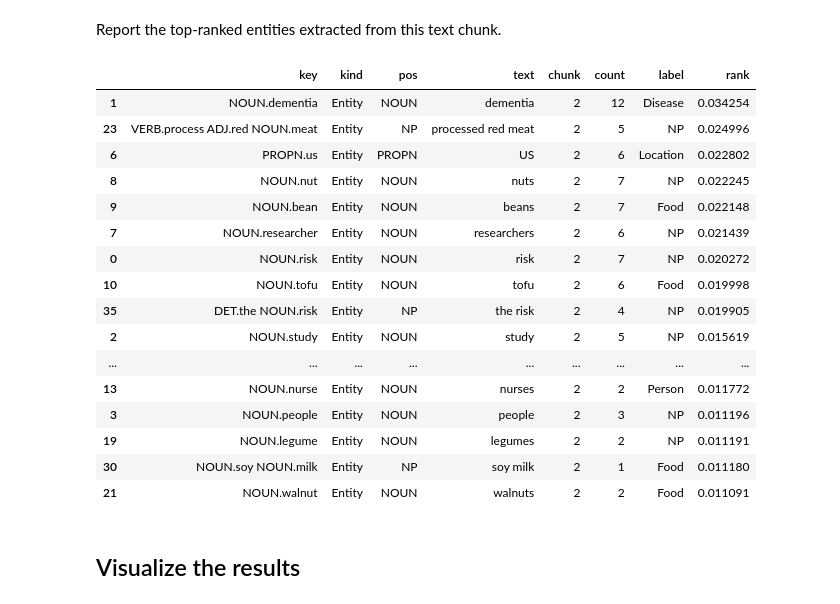
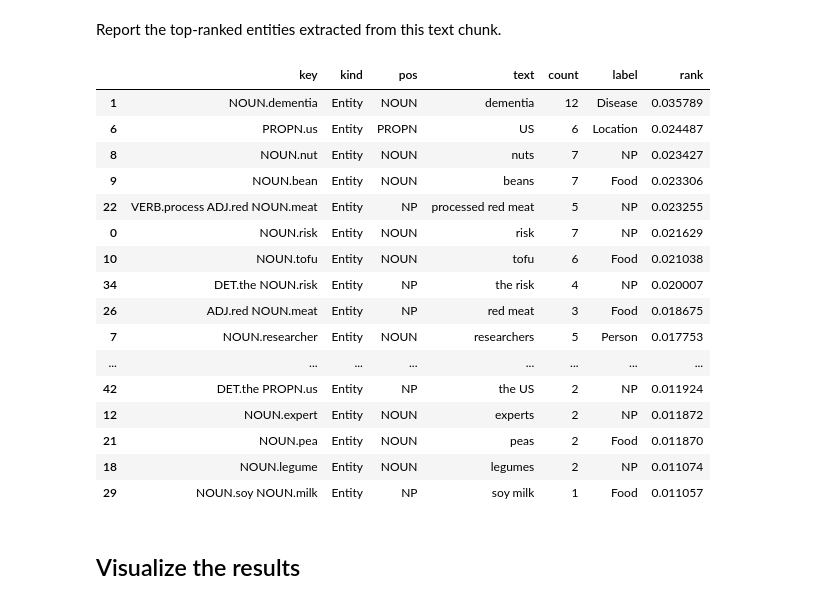
Before and after one commit to DerwenAI/strwythura, a Jupyter notebook: construct.ipynb, the cells around one changed output. Saved outputs shown, nothing was run; the diff lists cells and outputs as text; code cells hidden in the pictures.

```diff
--- a/construct.ipynb
+++ b/construct.ipynb
@@ -362,6 +350,7 @@ Note that if we'd run [_entity resolution_](https://neo4j.com/developer-blog/ent
 @dataclass(order=False, frozen=False)
 class Entity:
     loc: typing.Tuple[ int ]
+    key: str
     text: str
     label: str
     chunk_id: int
@@ -380,8 +369,14 @@ def make_entity (
     """
 Instantiate one `Entity` dataclass object, adding it to the working "vocabulary".
     """
+    key: str = " ".join([
+        tok.pos_ + "." + tok.lemma_.strip().lower()
+        for tok in span
+    ])
+
     ent: Entity = Entity(
         ( span.start, span.end, ),
+        key,
         span.text,
         span.label_,
         chunk.uid,
@@ -421,30 +416,24 @@ ServerApp.rate_limit_window=3.0 (secs)
 # %% [markdown]
 Overlay the inferred entity spans atop the base layer constructed by _textgraph_ analysis of the `spaCy` parse trees.
 # %%
-def add_entity (
+def extract_entity (
     ent: Entity,
     ) -> None:
     """
 Link one `Entity` into the existing graph.
     """
-    key: str = " ".join([
-        tok.pos_ + "." + tok.lemma_.strip().lower()
-        for tok in ent.span
-    ])
-
-    if key not in known_lemma:
+    if ent.key not in known_lemma:
         # add a new Entity node to the graph and link to its component Lemma nodes
-        known_lemma.append(key)
-        node_id: int = known_lemma.index(key)
+        known_lemma.append(ent.key)
+        node_id: int = known_lemma.index(ent.key)
 
         graph.add_node(
             node_id,
-            key = key,
+            key = ent.key,
             kind = "Entity",
             label = ent.label,
             pos = "NP",
             text = ent.text,
-            chunk = ent.chunk_id,
             count = 1,
         )
 
@@ -460,7 +449,7 @@ Link one `Entity` into the existing graph.
                     rel = "COMPOUND_ELEMENT_OF",
                 )
     else:
-        node_id: int = known_lemma.index(key)
+        node_id: int = known_lemma.index(ent.key)
         node: dict = graph.nodes[node_id]
         # promote to an Entity, in case the node had been a Lemma
         node["kind"] = "Entity"
@@ -470,7 +459,8 @@ Link one `Entity` into the existing graph.
     ent.node = node_id
 # %%
 for ent in span_decoder.values():
-    add_entity(ent)
-    ic(ent)
+    if ent.key not in STOP_WORDS:
+        extract_entity(ent)
+        ic(ent)
 # %% [output]
 ic| ent: Entity(loc=(1, 4),
@@ -550,12 +559,13 @@ for ent in span_decoder.values():
 
 for sent_id, nodes in ent_map.items():
     for pair in itertools.combinations(list(nodes), 2):
-        graph.add_edge(
-            pair[0],
-            pair[1],
-            rel = "CO_OCCURS_WITH",
-            prob = 1.0,
-        )
+        if pair[0] is not None and pair[1] is not None:
+            graph.add_edge(
+                pair[0],
+                pair[1],
+                rel = "CO_OCCURS_WITH",
+                prob = 1.0,
+            )
 # %% [markdown]
 Run eigenvalue centrality (i.e., _Personalized PageRank_) to rank the entities.
 # %%
@@ -566,29 +576,29 @@ Report the top-ranked entities extracted from this text chunk.
 # %%
 df: pd.DataFrame = pd.DataFrame([
     node_attr
     for node, node_attr in graph.nodes(data = True)
-    if node_attr["kind"] == "Entity" and node_attr["text"] not in STOP_WORDS
+    if node_attr["kind"] == "Entity"
 ]).sort_values(by = [ "rank", "count" ], ascending = False)
 
 df.head(20)
 # %% [output]
-|  | key | kind | pos | text | chunk | count | label | rank |
-| 1 | NOUN.dementia | Entity | NOUN | dementia | 2 | 12 | Disease | 0.034254 |
-| 23 | VERB.process ADJ.red NOUN.meat | Entity | NP | processed red meat | 2 | 5 | NP | 0.024996 |
-| 6 | PROPN.us | Entity | PROPN | US | 2 | 6 | Location | 0.022802 |
-| 8 | NOUN.nut | Entity | NOUN | nuts | 2 | 7 | NP | 0.022245 |
-| 9 | NOUN.bean | Entity | NOUN | beans | 2 | 7 | Food | 0.022148 |
-| 7 | NOUN.researcher | Entity | NOUN | researchers | 2 | 6 | NP | 0.021439 |
-| 0 | NOUN.risk | Entity | NOUN | risk | 2 | 7 | NP | 0.020272 |
-| 10 | NOUN.tofu | Entity | NOUN | tofu | 2 | 6 | Food | 0.019998 |
-| 35 | DET.the NOUN.risk | Entity | NP | the risk | 2 | 4 | NP | 0.019905 |
-| 2 | NOUN.study | Entity | NOUN | study | 2 | 5 | NP | 0.015619 |
-| ... | ... | ... | ... | ... | ... | ... | ... | ... |
-| 13 | NOUN.nurse | Entity | NOUN | nurses | 2 | 2 | Person | 0.011772 |
-| 3 | NOUN.people | Entity | NOUN | people | 2 | 3 | NP | 0.011196 |
-| 19 | NOUN.legume | Entity | NOUN | legumes | 2 | 2 | NP | 0.011191 |
-| 30 | NOUN.soy NOUN.milk | Entity | NP | soy milk | 2 | 1 | Food | 0.011180 |
-| 21 | NOUN.walnut | Entity | NOUN | walnuts | 2 | 2 | Food | 0.011091 |
+|  | key | kind | pos | text | count | label | rank |
+| 1 | NOUN.dementia | Entity | NOUN | dementia | 12 | Disease | 0.035789 |
+| 6 | PROPN.us | Entity | PROPN | US | 6 | Location | 0.024487 |
+| 8 | NOUN.nut | Entity | NOUN | nuts | 7 | NP | 0.023427 |
+| 9 | NOUN.bean | Entity | NOUN | beans | 7 | Food | 0.023306 |
+| 22 | VERB.process ADJ.red NOUN.meat | Entity | NP | processed red meat | 5 | NP | 0.023255 |
+| 0 | NOUN.risk | Entity | NOUN | risk | 7 | NP | 0.021629 |
+| 10 | NOUN.tofu | Entity | NOUN | tofu | 6 | Food | 0.021038 |
+| 34 | DET.the NOUN.risk | Entity | NP | the risk | 4 | NP | 0.020007 |
+| 26 | ADJ.red NOUN.meat | Entity | NP | red meat | 3 | Food | 0.018675 |
+| 7 | NOUN.researcher | Entity | NOUN | researchers | 5 | Person | 0.017753 |
+| ... | ... | ... | ... | ... | ... | ... | ... |
+| 42 | DET.the PROPN.us | Entity | NP | the US | 2 | NP | 0.011924 |
+| 12 | NOUN.expert | Entity | NOUN | experts | 2 | NP | 0.011872 |
+| 21 | NOUN.pea | Entity | NOUN | peas | 2 | Food | 0.011870 |
+| 18 | NOUN.legume | Entity | NOUN | legumes | 2 | NP | 0.011074 |
+| 29 | NOUN.soy NOUN.milk | Entity | NP | soy milk | 1 | Food | 0.011057 |
 # %% [markdown]
 ## Visualize the results
 # %% [markdown]
```
Also changed, not shown: parts of 13 cells of this notebook, 2 other files.
